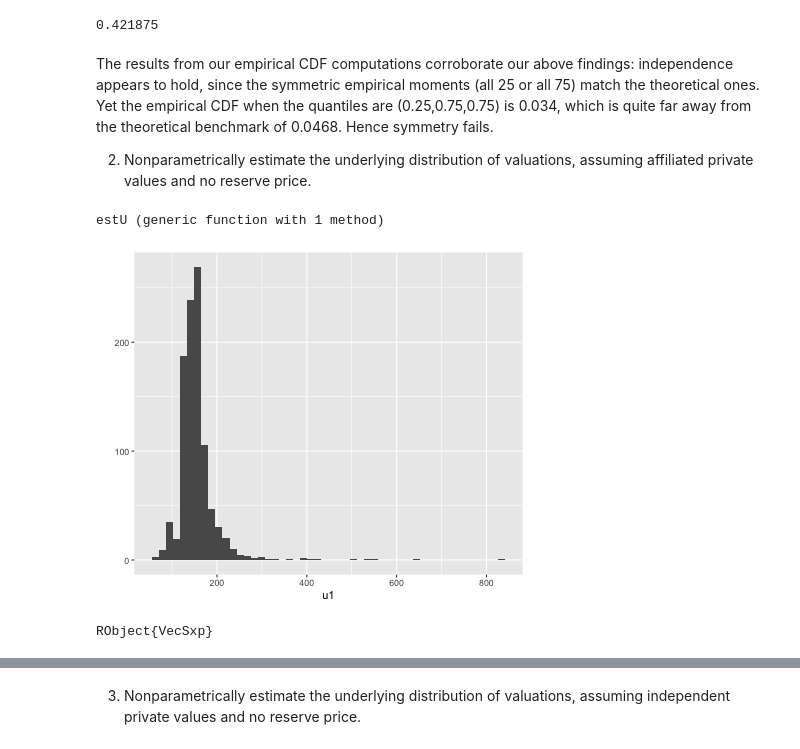
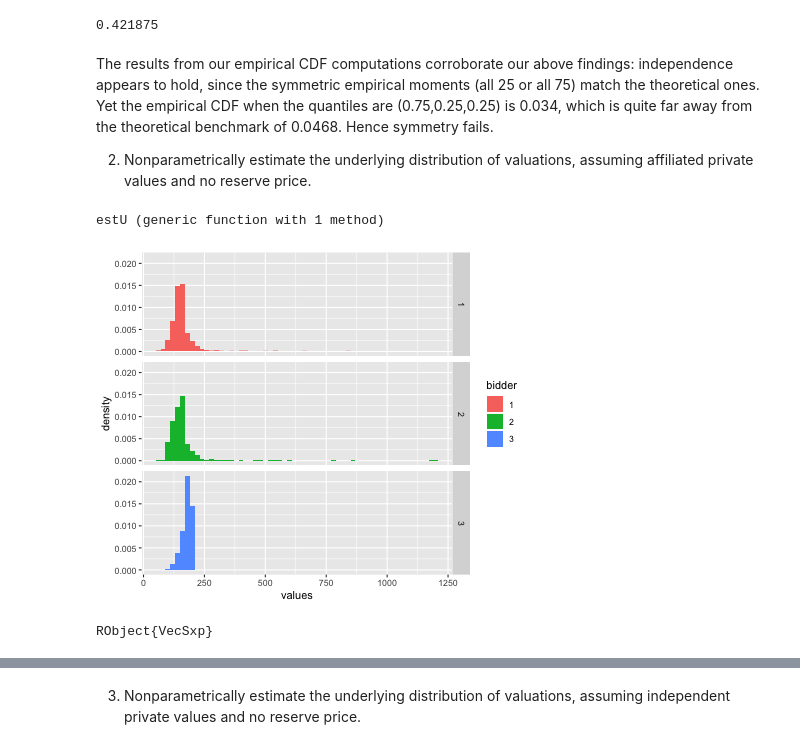
Before and after one commit to kwokhao/eco542, a Jupyter notebook: eco542hw2.ipynb, the cells around one changed output, grey strips where cells are left out. Cells and saved outputs as stored; diff of their text form; code cells hidden in the pictures.

Commit message:
fixed plots

```diff
--- a/eco542hw2.ipynb
+++ b/eco542hw2.ipynb
@@ -84,7 +84,7 @@ empCDF(bH) = 0.429
 0.75 ^ 3 = 0.421875
 0.421875
 # %% [markdown]
-The results from our empirical CDF computations corroborate our above findings: independence appears to hold, since the symmetric empirical moments (all 25 or all 75) match the theoretical ones. Yet the empirical CDF when the quantiles are (0.25,0.75,0.75) is 0.034, which is quite far away from the theoretical benchmark of 0.0468. Hence symmetry fails.
+The results from our empirical CDF computations corroborate our above findings: independence appears to hold, since the symmetric empirical moments (all 25 or all 75) match the theoretical ones. Yet the empirical CDF when the quantiles are (0.75,0.25,0.25) is 0.034, which is quite far away from the theoretical benchmark of 0.0468. Hence symmetry fails.
 
 2. Nonparametrically estimate the underlying distribution of valuations, assuming affiliated private values and no reserve price.
 # %%
@@ -116,11 +116,16 @@ end
 # %%
 u1 = d1[:,7]
 u2 = d1[:,8]
 u3 = d1[:,9]
 @rput u1
 @rput u2
 @rput u3
-R"library(ggplot2);qplot(u1,bins=50)"
+R"""library(ggplot2);
+bidder <- c(rep("1",1000),rep("2",1000),rep("3",1000))
+values <- c(u1,u2,u3)
+dfECDF <- data.frame(bidder=bidder,values=values)
+ggplot(dfECDF,aes(x=values)) + geom_histogram(aes(y=..density..,fill=bidder),binwidth=20) + facet_grid(bidder~.)
+"""
 # %% [output]
-[figure, old version]
+[figure, new version]
 RObject{VecSxp}
```
Also changed, not shown: parts of 3 cells of this notebook.
